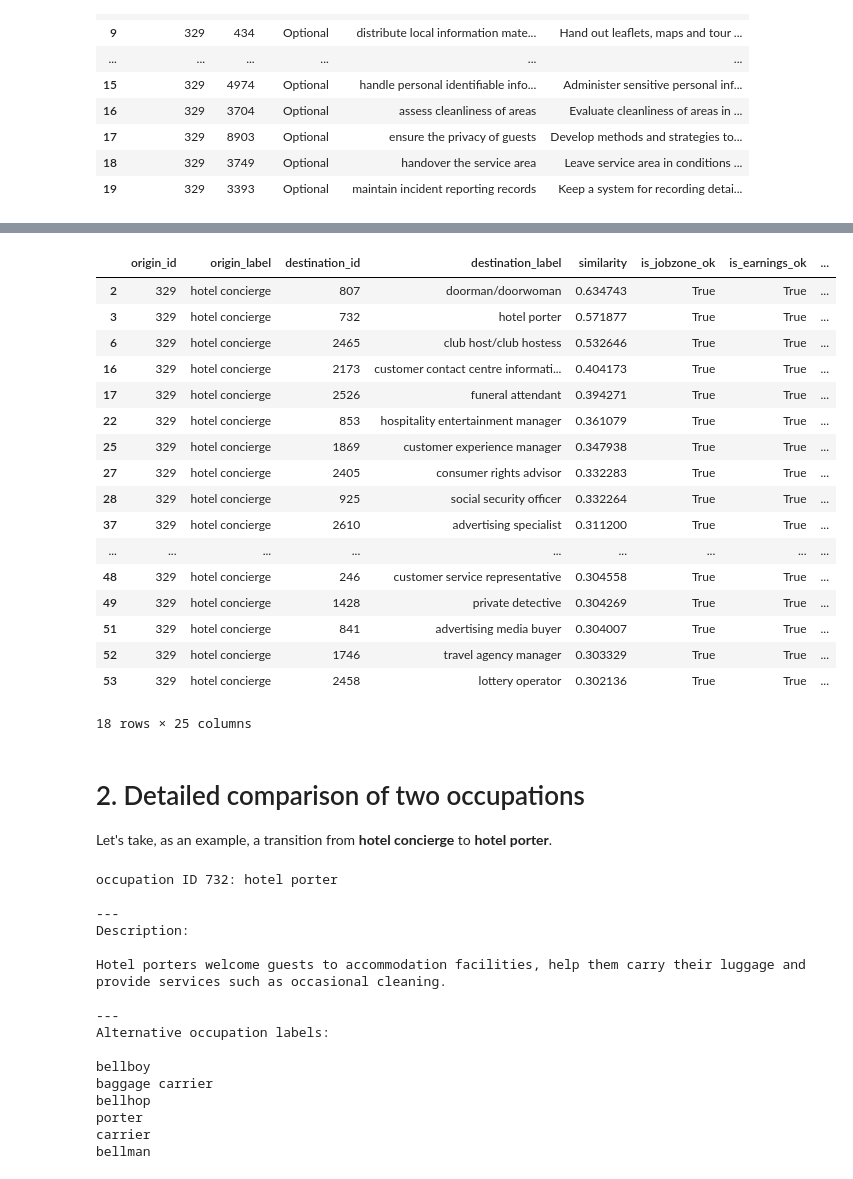
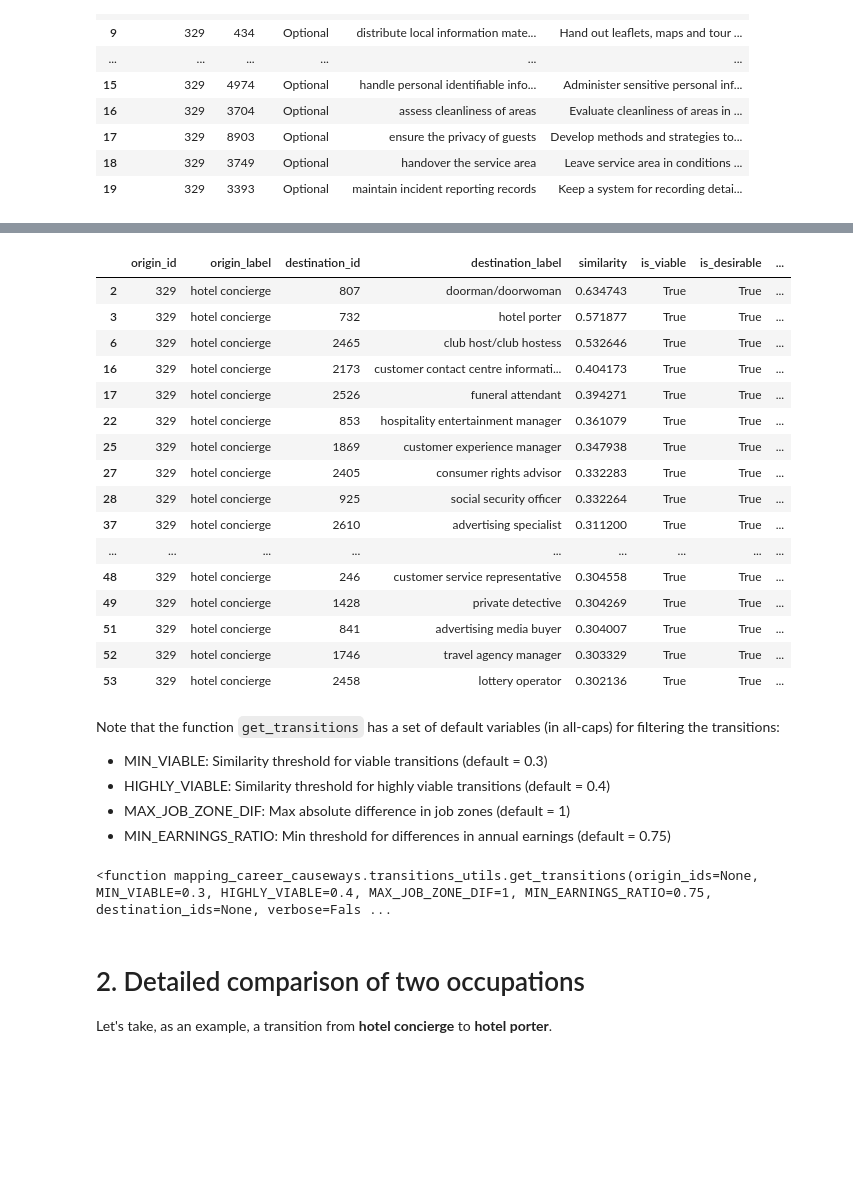
Before and after one commit to nestauk/mapping-career-causeways, a Jupyter notebook: codebase/notebooks/Tutorial_01_transitions.ipynb, the cells around one changed output, grey strips where cells are left out. Drawn from its saved outputs; the diff is of its cells as text; code cells hidden in the pictures; blank space fills up the shorter version.

```diff
--- a/codebase/notebooks/Tutorial_01_transitions.ipynb
+++ b/codebase/notebooks/Tutorial_01_transitions.ipynb
@@ -33,12 +42,12 @@ memory usage: 692.5+ KB
 Step-by-step example for finding transition recommendations for the **hotel concierge** occupation.
 # %%
 # Check transitions for hotel concierge
-occ_label = 'hotel concierge'
+occupation_label = 'hotel concierge'
 
 # Get the job ID number
-job_i = data.occ[data.occ.preferred_label.str.contains(occ_label)].iloc[0].id
+job_i = data.occ_title_to_id(occupation_label)
 
-# Note that occupation descriptions and alternative labels are stored in data.occupations rather than data.occ
+# Description
 data.describe_occupation(job_i)
 # %% [output]
 occupation ID 329: hotel concierge
@@ -142,5 +135,7 @@ Finally, there are other additional columns specifying various details about the
 # %%
-trans = trans_utils.get_transitions(origin_ids=[job_i])
+trans = trans_utils.get_transitions(
+    origin_ids=[job_i],
+    less_information=True)
 print(f'\n{len(trans[trans.is_viable])} transitions are viable.')
-print(f'{len(trans[trans.is_safer_desirable])} transitions are safe and desirable!')
+print(f'{len(trans[trans.is_strictly_safe_desirable])} transitions are safe and desirable!')
 # %% [output]
@@ -172,7 +144,7 @@ memory usage: 7.5+ KB
 # %%
-trans[trans.is_safer_desirable]
+trans[trans.is_strictly_safe_desirable]
 # %% [output]
-|  | origin_id | origin_label | destination_id | destination_label | similarity | is_jobzone_ok | is_earnings_ok | ... |
+|  | origin_id | origin_label | destination_id | destination_label | similarity | is_viable | is_desirable | ... |
 | 2 | 329 | hotel concierge | 807 | doorman/doorwoman | 0.634743 | True | True | ... |
 | 3 | 329 | hotel concierge | 732 | hotel porter | 0.571877 | True | True | ... |
 | 6 | 329 | hotel concierge | 2465 | club host/club hostess | 0.532646 | True | True | ... |
@@ -189,30 +161,17 @@ trans[trans.is_safer_desirable]
 | 51 | 329 | hotel concierge | 841 | advertising media buyer | 0.304007 | True | True | ... |
 | 52 | 329 | hotel concierge | 1746 | travel agency manager | 0.303329 | True | True | ... |
 | 53 | 329 | hotel concierge | 2458 | lottery operator | 0.302136 | True | True | ... |
-18 rows × 25 columns
+# %% [markdown]
+Note that the function `get_transitions` has a set of default variables (in all-caps) for filtering the transitions:
+- MIN_VIABLE: Similarity threshold for viable transitions (default = 0.3)
+- HIGHLY_VIABLE: Similarity threshold for highly viable transitions (default = 0.4)
+- MAX_JOB_ZONE_DIF: Max absolute difference in job zones (default = 1)
+- MIN_EARNINGS_RATIO: Min threshold for differences in annual earnings (default = 0.75)
+# %%
+trans_utils.get_transitions
+# %% [output]
+<function mapping_career_causeways.transitions_utils.get_transitions(origin_ids=None, MIN_VIABLE=0.3, HIGHLY_VIABLE=0.4, MAX_JOB_ZONE_DIF=1, MIN_EARNINGS_RATIO=0.75, destination_ids=None, verbose=Fals ...
 # %% [markdown]
 # 2. Detailed comparison of two occupations
 
 Let's take, as an example, a transition from **hotel concierge** to **hotel porter**.
-# %%
-# Choose the destination occupation
-job_j = 732 # hotel porter
-
-data.describe_occupation(job_j)
-# %% [output]
-occupation ID 732: hotel porter
-
----
-Description:
-
-Hotel porters welcome guests to accommodation facilities, help them carry their luggage and provide services such as occasional cleaning.
-
----
-Alternative occupation labels:
-
-bellboy
-baggage carrier
-bellhop
-porter
-carrier
-bellman
```
Also changed, not shown: parts of 69 cells of this notebook, 12 other files.
